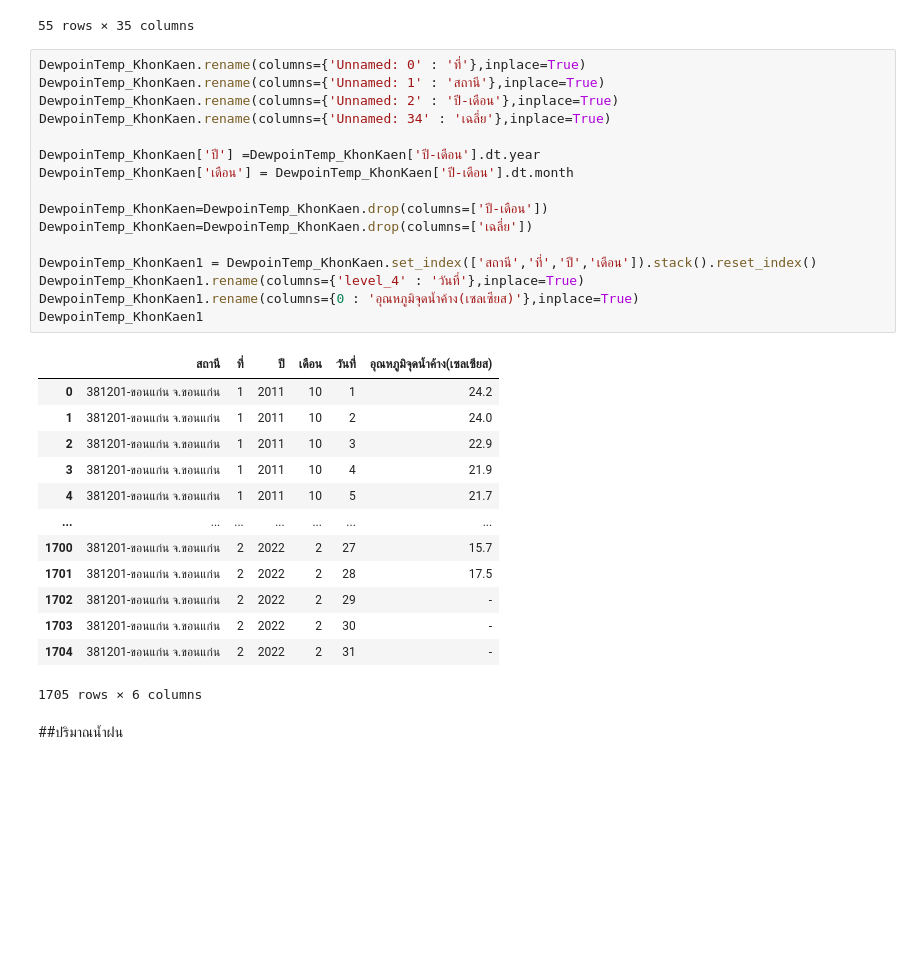
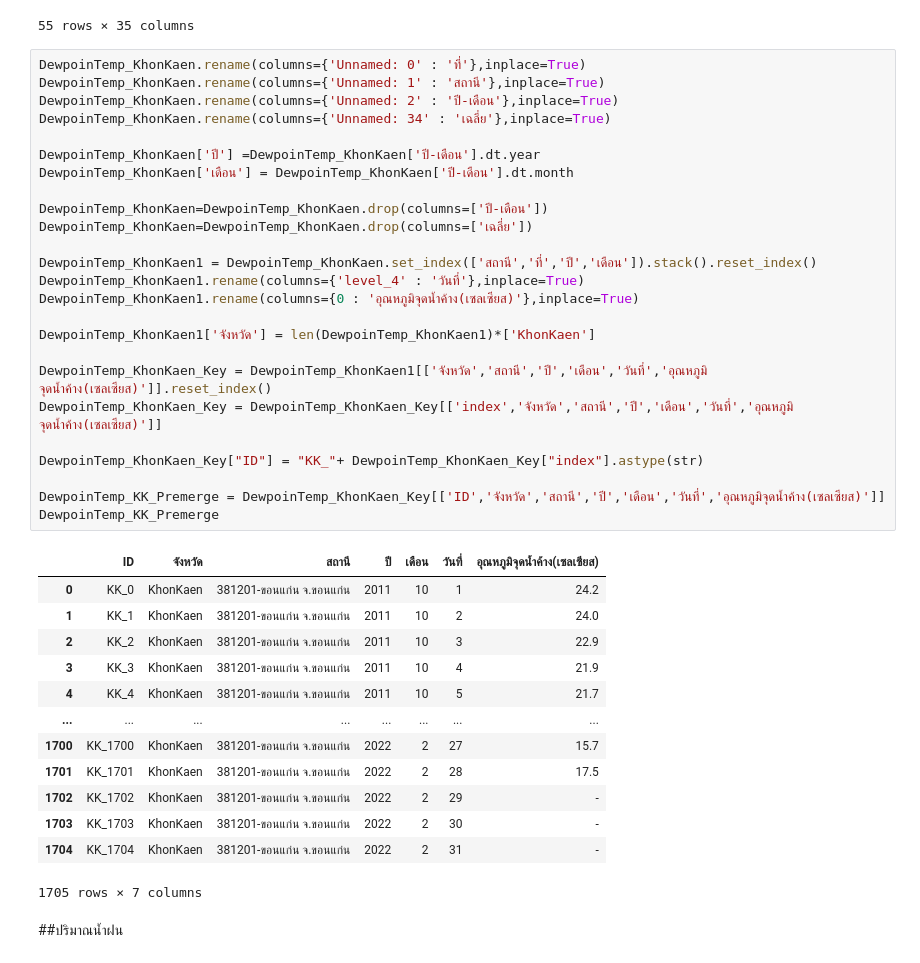
Before and after one commit to Nareekan789/BSC_DPDM23, a Jupyter notebook: midterm_bscdpdm23.ipynb, the cells around one changed output. Saved outputs shown, nothing was run; the diff lists cells and outputs as text; blank space fills up the shorter version.

```diff
--- a/midterm_bscdpdm23.ipynb
+++ b/midterm_bscdpdm23.ipynb
@@ -225,33 +277,42 @@ DewpoinTemp_KhonKaen
 # %%
 DewpoinTemp_KhonKaen.rename(columns={'Unnamed: 0' : 'ที่'},inplace=True)
 DewpoinTemp_KhonKaen.rename(columns={'Unnamed: 1' : 'สถานี'},inplace=True)
 DewpoinTemp_KhonKaen.rename(columns={'Unnamed: 2' : 'ปี-เดือน'},inplace=True)
 DewpoinTemp_KhonKaen.rename(columns={'Unnamed: 34' : 'เฉลี่ย'},inplace=True)
 
 DewpoinTemp_KhonKaen['ปี'] =DewpoinTemp_KhonKaen['ปี-เดือน'].dt.year
 DewpoinTemp_KhonKaen['เดือน'] = DewpoinTemp_KhonKaen['ปี-เดือน'].dt.month
 
 DewpoinTemp_KhonKaen=DewpoinTemp_KhonKaen.drop(columns=['ปี-เดือน'])
 DewpoinTemp_KhonKaen=DewpoinTemp_KhonKaen.drop(columns=['เฉลี่ย'])
 
 DewpoinTemp_KhonKaen1 = DewpoinTemp_KhonKaen.set_index(['สถานี','ที่','ปี','เดือน']).stack().reset_index()
 DewpoinTemp_KhonKaen1.rename(columns={'level_4' : 'วันที่'},inplace=True)
 DewpoinTemp_KhonKaen1.rename(columns={0 : 'อุณหภูมิจุดน้ำค้าง(เซลเซียส)'},inplace=True)
-DewpoinTemp_KhonKaen1
+
+DewpoinTemp_KhonKaen1['จังหวัด'] = len(DewpoinTemp_KhonKaen1)*['KhonKaen']
+
+DewpoinTemp_KhonKaen_Key = DewpoinTemp_KhonKaen1[['จังหวัด','สถานี','ปี','เดือน','วันที่','อุณหภูมิจุดน้ำค้าง(เซลเซียส)']].reset_index()
+DewpoinTemp_KhonKaen_Key = DewpoinTemp_KhonKaen_Key[['index','จังหวัด','สถานี','ปี','เดือน','วันที่','อุณหภูมิจุดน้ำค้าง(เซลเซียส)']]
+
+DewpoinTemp_KhonKaen_Key["ID"] = "KK_"+ DewpoinTemp_KhonKaen_Key["index"].astype(str)
+
+DewpoinTemp_KK_Premerge = DewpoinTemp_KhonKaen_Key[['ID','จังหวัด','สถานี','ปี','เดือน','วันที่','อุณหภูมิจุดน้ำค้าง(เซลเซียส)']]
+DewpoinTemp_KK_Premerge
 # %% [output]
-|  | สถานี | ที่ | ปี | เดือน | วันที่ | อุณหภูมิจุดน้ำค้าง(เซลเซียส) |
-| 0 | 381201-ขอนแก่น จ.ขอนแก่น | 1 | 2011 | 10 | 1 | 24.2 |
-| 1 | 381201-ขอนแก่น จ.ขอนแก่น | 1 | 2011 | 10 | 2 | 24.0 |
-| 2 | 381201-ขอนแก่น จ.ขอนแก่น | 1 | 2011 | 10 | 3 | 22.9 |
-| 3 | 381201-ขอนแก่น จ.ขอนแก่น | 1 | 2011 | 10 | 4 | 21.9 |
-| 4 | 381201-ขอนแก่น จ.ขอนแก่น | 1 | 2011 | 10 | 5 | 21.7 |
-| ... | ... | ... | ... | ... | ... | ... |
-| 1700 | 381201-ขอนแก่น จ.ขอนแก่น | 2 | 2022 | 2 | 27 | 15.7 |
-| 1701 | 381201-ขอนแก่น จ.ขอนแก่น | 2 | 2022 | 2 | 28 | 17.5 |
-| 1702 | 381201-ขอนแก่น จ.ขอนแก่น | 2 | 2022 | 2 | 29 | - |
-| 1703 | 381201-ขอนแก่น จ.ขอนแก่น | 2 | 2022 | 2 | 30 | - |
-| 1704 | 381201-ขอนแก่น จ.ขอนแก่น | 2 | 2022 | 2 | 31 | - |
+|  | ID | จังหวัด | สถานี | ปี | เดือน | วันที่ | อุณหภูมิจุดน้ำค้าง(เซลเซียส) |
+| 0 | KK_0 | KhonKaen | 381201-ขอนแก่น จ.ขอนแก่น | 2011 | 10 | 1 | 24.2 |
+| 1 | KK_1 | KhonKaen | 381201-ขอนแก่น จ.ขอนแก่น | 2011 | 10 | 2 | 24.0 |
+| 2 | KK_2 | KhonKaen | 381201-ขอนแก่น จ.ขอนแก่น | 2011 | 10 | 3 | 22.9 |
+| 3 | KK_3 | KhonKaen | 381201-ขอนแก่น จ.ขอนแก่น | 2011 | 10 | 4 | 21.9 |
+| 4 | KK_4 | KhonKaen | 381201-ขอนแก่น จ.ขอนแก่น | 2011 | 10 | 5 | 21.7 |
+| ... | ... | ... | ... | ... | ... | ... | ... |
+| 1700 | KK_1700 | KhonKaen | 381201-ขอนแก่น จ.ขอนแก่น | 2022 | 2 | 27 | 15.7 |
+| 1701 | KK_1701 | KhonKaen | 381201-ขอนแก่น จ.ขอนแก่น | 2022 | 2 | 28 | 17.5 |
+| 1702 | KK_1702 | KhonKaen | 381201-ขอนแก่น จ.ขอนแก่น | 2022 | 2 | 29 | - |
+| 1703 | KK_1703 | KhonKaen | 381201-ขอนแก่น จ.ขอนแก่น | 2022 | 2 | 30 | - |
+| 1704 | KK_1704 | KhonKaen | 381201-ขอนแก่น จ.ขอนแก่น | 2022 | 2 | 31 | - |
-1705 rows × 6 columns
+1705 rows × 7 columns
 # %% [markdown]
 ##ปริมาณน้ำฝน
 # %%
```
Also changed, not shown: parts of 19 cells of this notebook.
